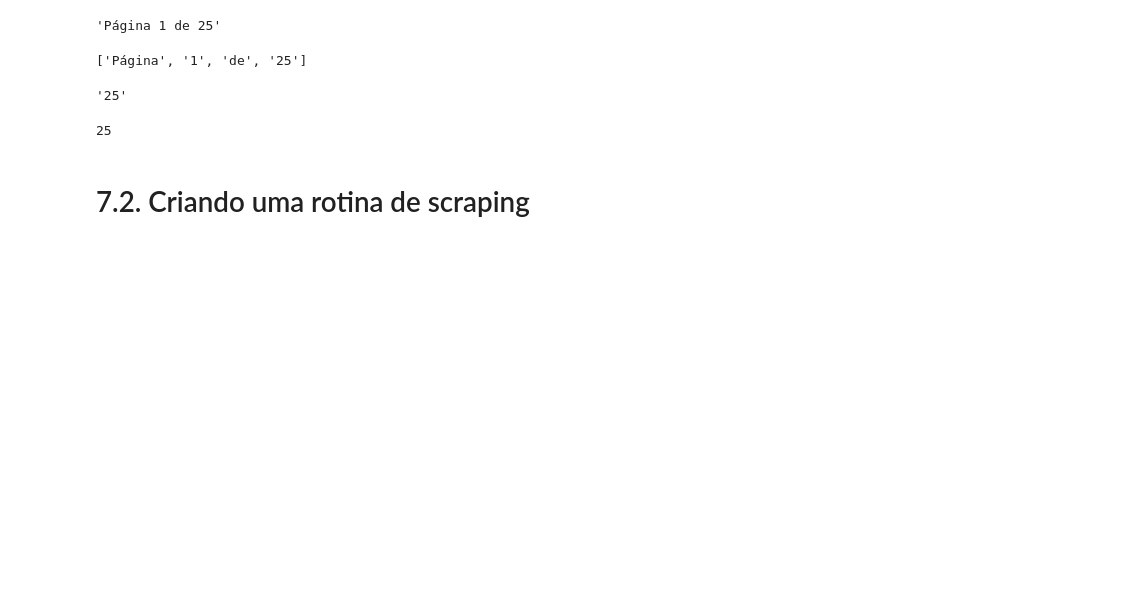
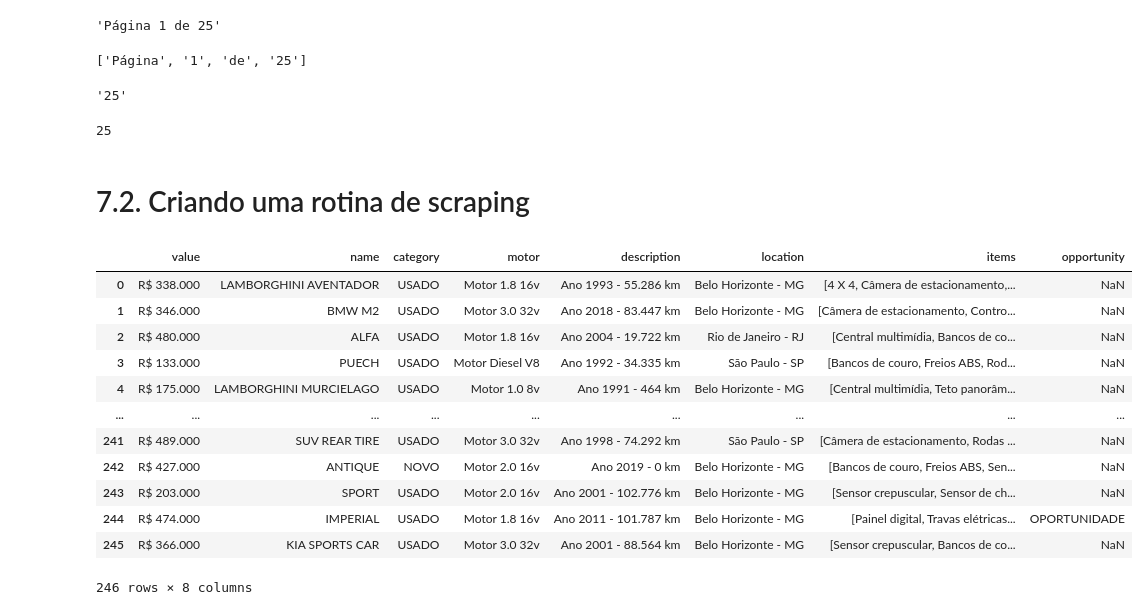
Before and after one commit to erikamarchi/scraping-com-python-coleta-de-dados-na-web, a Jupyter notebook: Web_Scraping.ipynb, the cells around one changed output. Drawn from its saved outputs; the diff is of its cells as text; code cells hidden in the pictures; blank space fills up the shorter version.

Commit message:
Cria rotina de scraping

```diff
--- a/Web_Scraping.ipynb
+++ b/Web_Scraping.ipynb
@@ -1163,3 +1163,74 @@ int(soup.find('span', class_="info-pages").get_text().split()[-1])
 25
 # %% [markdown]
 # 7.2. Criando uma rotina de scraping
+# %%
+# Importando bibliotecas
+from urllib.request import urlopen, urlretrieve
+from bs4 import BeautifulSoup
+import pandas as pd
+
+# Declarando variável cards
+cards = []
+
+## Obtendo o HTML e o total de páginas
+response = urlopen('https://alura-site-scraping.herokuapp.com/index.php')
+html = response.read().decode('utf-8')
+soup = BeautifulSoup(html, 'html.parser')
+pages = int(soup.find('span', class_="info-pages").get_text().split()[-1])
+
+## Iterando por todas as páginas do site
+for i in range(pages):
+
+  ## Obtendo o HTML
+  response = urlopen('https://alura-site-scraping.herokuapp.com/index.php?page=' + str(i + 1))
+  html = response.read().decode('utf-8')
+  soup = BeautifulSoup(html, 'html.parser')
+
+  # Obtendo as TAGs de interesse
+  anuncios = soup.find('div', {"id": "container-cards"}).findAll('div', class_="card")
+
+  # Coletando as informações dos CARDS
+  for anuncio in anuncios:
+      card = {}
+
+      # Valor
+      card['value'] = anuncio.find('p', {'class': 'txt-value'}).getText()
+
+      # Informações
+      infos = anuncio.find('div', {'class': 'body-card'}).findAll('p')
+      for info in infos:
+              card[info.get('class')[0].split('-')[-1]] = info.get_text()
+
+      # Acessórios
+      items = anuncio.find('div', {'class': 'body-card'}).ul.findAll('li')
+      items.pop()
+      acessorios = []
+      for item in items:
+          acessorios.append(item.get_text().replace('► ', ''))
+      card['items'] = acessorios
+
+      # Adicionando resultado a lista cards
+      cards.append(card)
+
+      # Imagens
+      image = anuncio.find('div', {'class': 'image-card'}).img
+      urlretrieve(image.get('src'), '/content/img/' + image.get('src').split('/')[-1])
+
+# Criando um DataFrame com os resultados
+dataset = pd.DataFrame(cards)
+dataset.to_csv('dataset.csv', sep=';', index = False, encoding = 'utf-8-sig')
+dataset
+# %% [output]
+|  | value | name | category | motor | description | location | items | opportunity |
+| 0 | R$ 338.000 | LAMBORGHINI AVENTADOR | USADO | Motor 1.8 16v | Ano 1993 - 55.286 km | Belo Horizonte - MG | [4 X 4, Câmera de estacionamento,... | NaN |
+| 1 | R$ 346.000 | BMW M2 | USADO | Motor 3.0 32v | Ano 2018 - 83.447 km | Belo Horizonte - MG | [Câmera de estacionamento, Contro... | NaN |
+| 2 | R$ 480.000 | ALFA | USADO | Motor 1.8 16v | Ano 2004 - 19.722 km | Rio de Janeiro - RJ | [Central multimídia, Bancos de co... | NaN |
+| 3 | R$ 133.000 | PUECH | USADO | Motor Diesel V8 | Ano 1992 - 34.335 km | São Paulo - SP | [Bancos de couro, Freios ABS, Rod... | NaN |
+| 4 | R$ 175.000 | LAMBORGHINI MURCIELAGO | USADO | Motor 1.0 8v | Ano 1991 - 464 km | Belo Horizonte - MG | [Central multimídia, Teto panorâm... | NaN |
+| ... | ... | ... | ... | ... | ... | ... | ... | ... |
+| 241 | R$ 489.000 | SUV REAR TIRE | USADO | Motor 3.0 32v | Ano 1998 - 74.292 km | São Paulo - SP | [Câmera de estacionamento, Rodas ... | NaN |
+| 242 | R$ 427.000 | ANTIQUE | NOVO | Motor 2.0 16v | Ano 2019 - 0 km | Belo Horizonte - MG | [Bancos de couro, Freios ABS, Sen... | NaN |
+| 243 | R$ 203.000 | SPORT | USADO | Motor 2.0 16v | Ano 2001 - 102.776 km | Belo Horizonte - MG | [Sensor crepuscular, Sensor de ch... | NaN |
+| 244 | R$ 474.000 | IMPERIAL | USADO | Motor 1.8 16v | Ano 2011 - 101.787 km | Belo Horizonte - MG | [Painel digital, Travas elétricas... | OPORTUNIDADE |
+| 245 | R$ 366.000 | KIA SPORTS CAR | USADO | Motor 3.0 32v | Ano 2001 - 88.564 km | Belo Horizonte - MG | [Sensor crepuscular, Bancos de co... | NaN |
+246 rows × 8 columns
```
Also changed, not shown: parts of 1 cell of this notebook.
